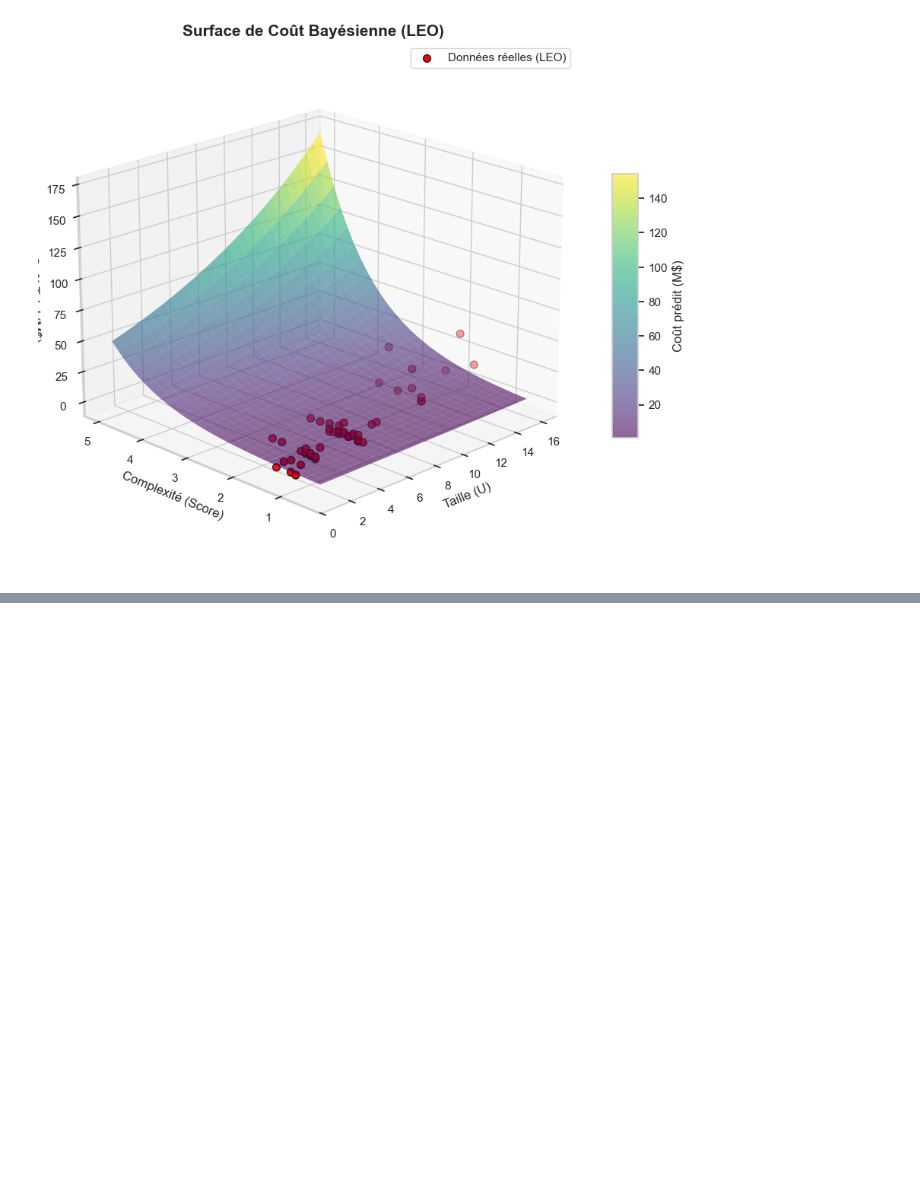
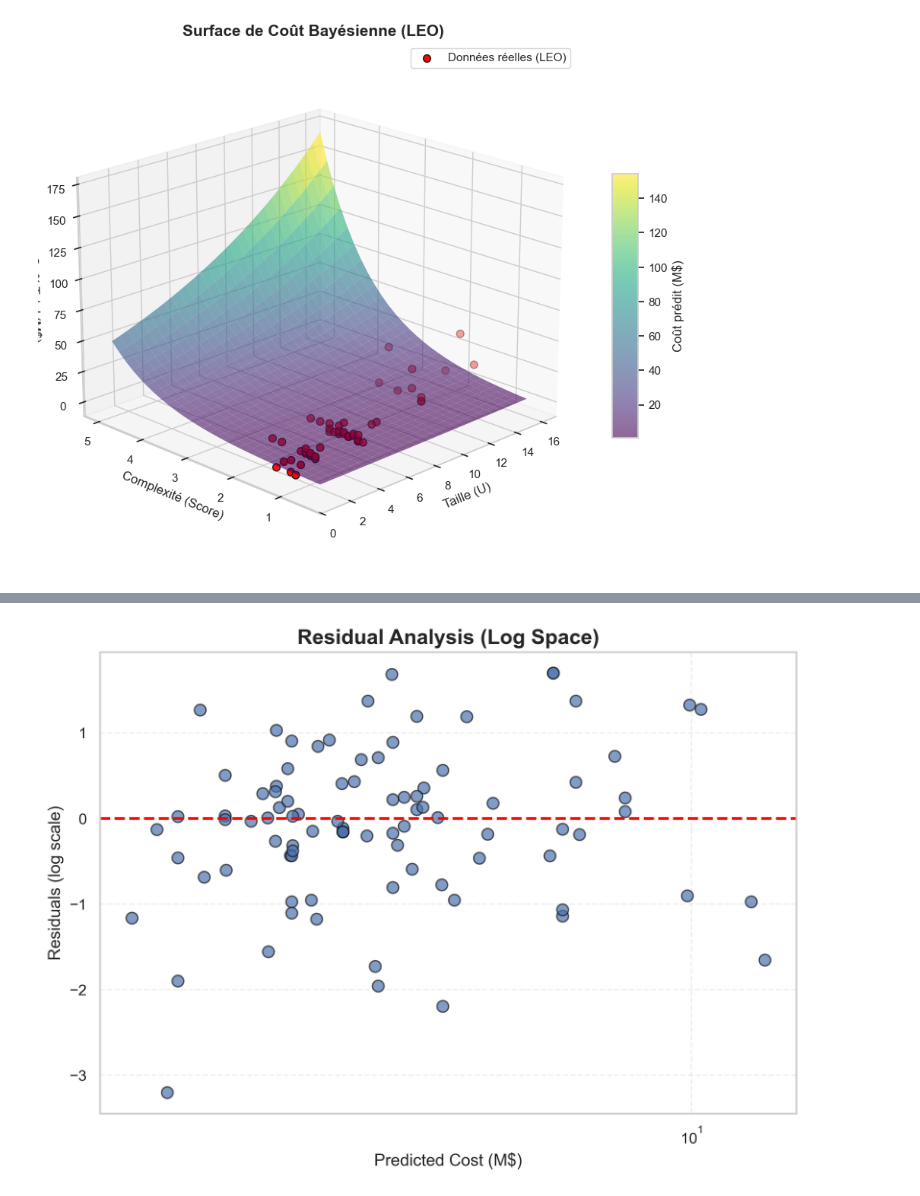
Before and after one commit to BravoDiego/bayesian-decision-model-for-cubesat-mission, a Jupyter notebook: main_poster.ipynb, the cells around one changed output, grey strips where cells are left out. Saved outputs shown, nothing was run; the diff lists cells and outputs as text; code cells hidden in the pictures; blank space fills up the shorter version.

```diff
--- a/main_poster.ipynb
+++ b/main_poster.ipynb
@@ -559,0 +629,18 @@ Predicted Cost for GEO / DS : 10.20 M$ (68% HDI: 3.68 - 28.32 M$)
+# %%
+# --- RESIDUALS (log space) ---
+residuals = np.log(y_real) - np.log(y_pred)
+
+plt.figure(figsize=(9, 6))
+plt.scatter(y_pred, residuals, alpha=0.7, edgecolors='k', s=70)
+
+plt.axhline(0, color='red', linestyle='--', linewidth=2)
+
+plt.xscale('log')
+plt.title("Residual Analysis (Log Space)", fontsize=15, fontweight='bold')
+plt.xlabel("Predicted Cost (M$)", fontsize=12)
+plt.ylabel("Residuals (log scale)", fontsize=12)
+
+plt.grid(True, linestyle='--', alpha=0.3)
+plt.show()
+# %% [output]
+[figure, added]
```
Also changed, not shown: parts of 10 cells of this notebook, 12 other files.
